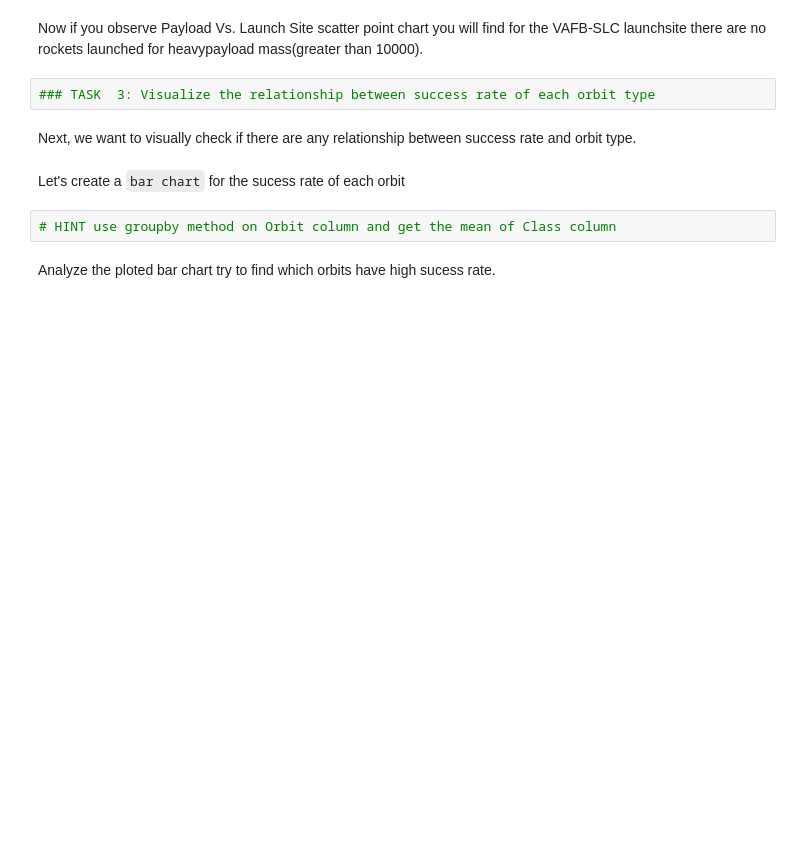
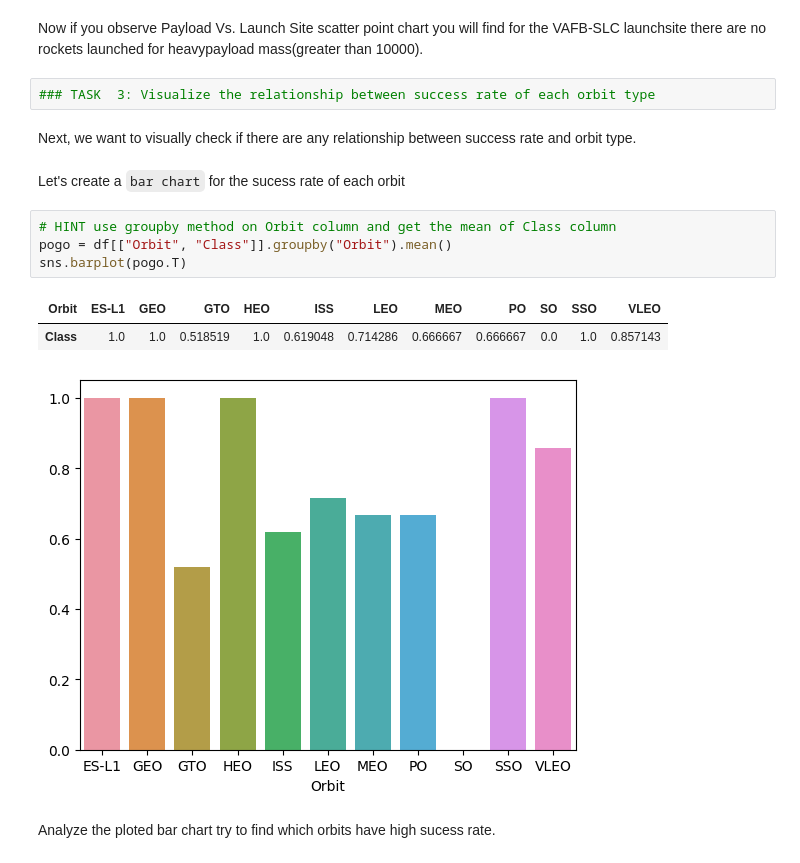
Before and after one commit to julmag/ibm_final_ass, a Jupyter notebook: 05 exploratory_data_analysis_data_visulization.ipynb, the cells around one changed output. Cells and saved outputs as stored; diff of their text form; blank space fills up the shorter version.

```diff
--- a/05 exploratory_data_analysis_data_visulization.ipynb
+++ b/05 exploratory_data_analysis_data_visulization.ipynb
@@ -99,6 +122,12 @@ Next, we want to visually check if there are any relationship between success ra
 Let's create a `bar chart` for the sucess rate of each orbit
 # %%
 # HINT use groupby method on Orbit column and get the mean of Class column
+pogo = df[["Orbit", "Class"]].groupby("Orbit").mean()
+sns.barplot(pogo.T)
+# %% [output]
+| Orbit | ES-L1 | GEO | GTO | HEO | ISS | LEO | MEO | PO | SO | SSO | VLEO |
+| Class | 1.0 | 1.0 | 0.518519 | 1.0 | 0.619048 | 0.714286 | 0.666667 | 0.666667 | 0.0 | 1.0 | 0.857143 |
+[figure, added]
 # %% [markdown]
 Analyze the ploted bar chart try to find which orbits have high sucess rate.
 # %%
```
Also changed, not shown: parts of 17 cells of this notebook.
